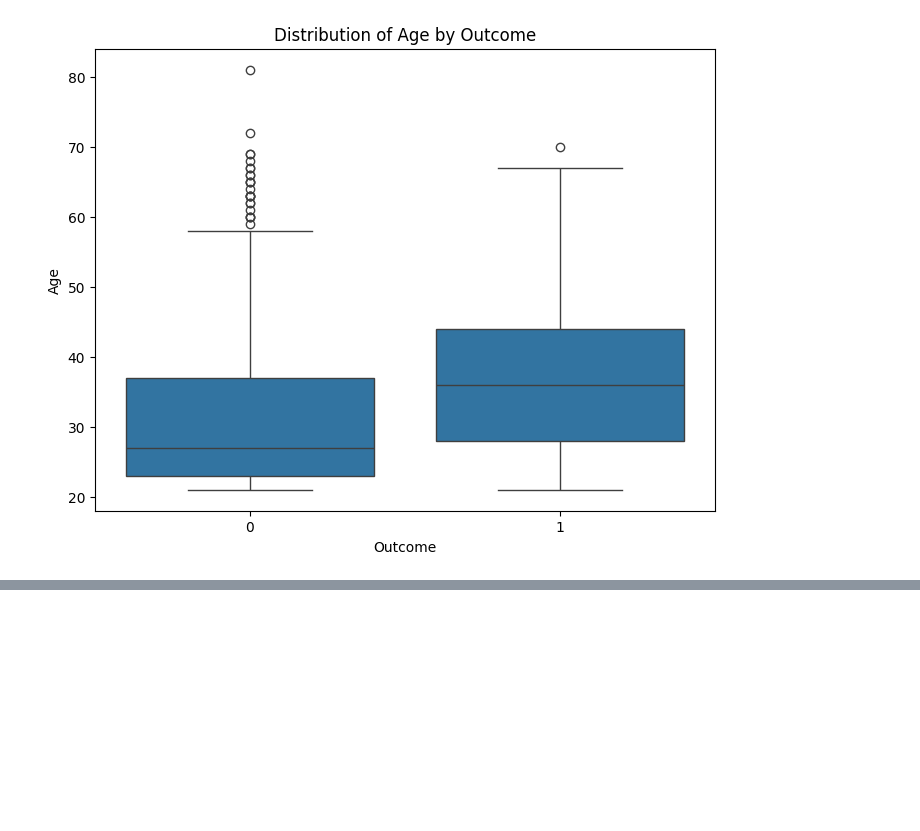
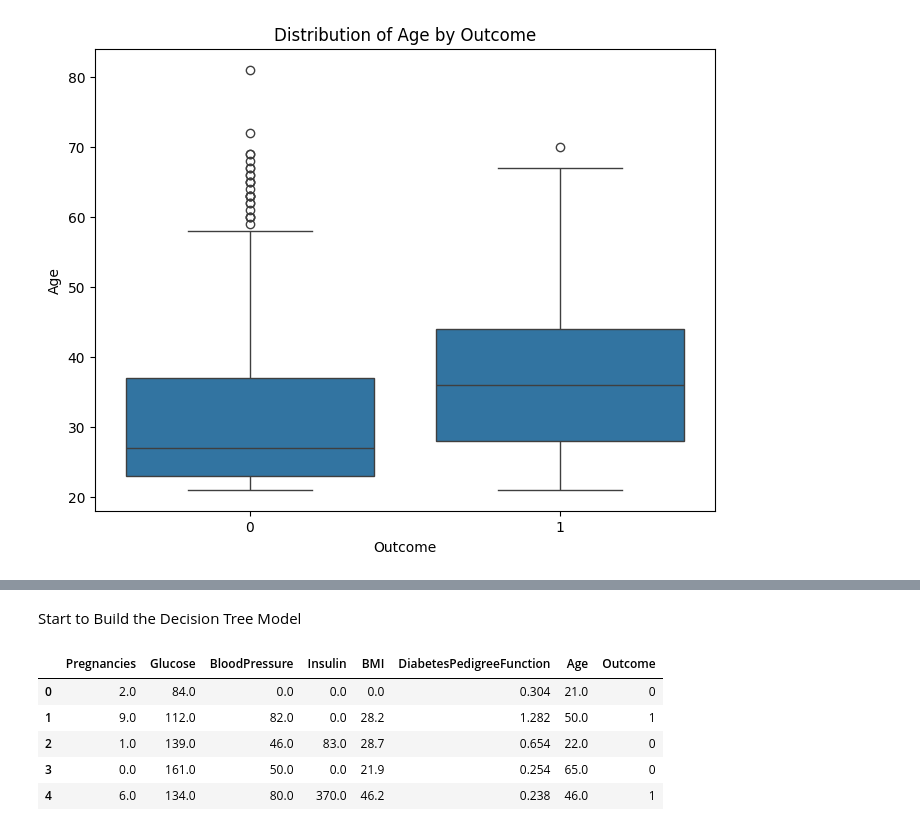
Before and after one commit to 4GeeksAcademy/Decision-Tree-machine-learning-python-template, a Jupyter notebook: src/explore.ipynb, the cells around one changed output, grey strips where cells are left out. Saved outputs shown, nothing was run; the diff lists cells and outputs as text; code cells hidden in the pictures; blank space fills up the shorter version.

```diff
--- a/src/explore.ipynb
+++ b/src/explore.ipynb
@@ -144,0 +171,14 @@ for var in variables:
+# %% [markdown]
+Start to Build the Decision Tree Model
+# %%
+train_data = pd.read_csv("../data/processed/clean_train.csv")
+test_data = pd.read_csv("../data/processed/clean_test.csv")
+
+train_data.head()
+# %% [output]
+|  | Pregnancies | Glucose | BloodPressure | Insulin | BMI | DiabetesPedigreeFunction | Age | Outcome |
+| 0 | 2.0 | 84.0 | 0.0 | 0.0 | 0.0 | 0.304 | 21.0 | 0 |
+| 1 | 9.0 | 112.0 | 82.0 | 0.0 | 28.2 | 1.282 | 50.0 | 1 |
+| 2 | 1.0 | 139.0 | 46.0 | 83.0 | 28.7 | 0.654 | 22.0 | 0 |
+| 3 | 0.0 | 161.0 | 50.0 | 0.0 | 21.9 | 0.254 | 65.0 | 0 |
+| 4 | 6.0 | 134.0 | 80.0 | 370.0 | 46.2 | 0.238 | 46.0 | 1 |
```
Also changed, not shown: parts of 19 cells of this notebook, 2 other files.
